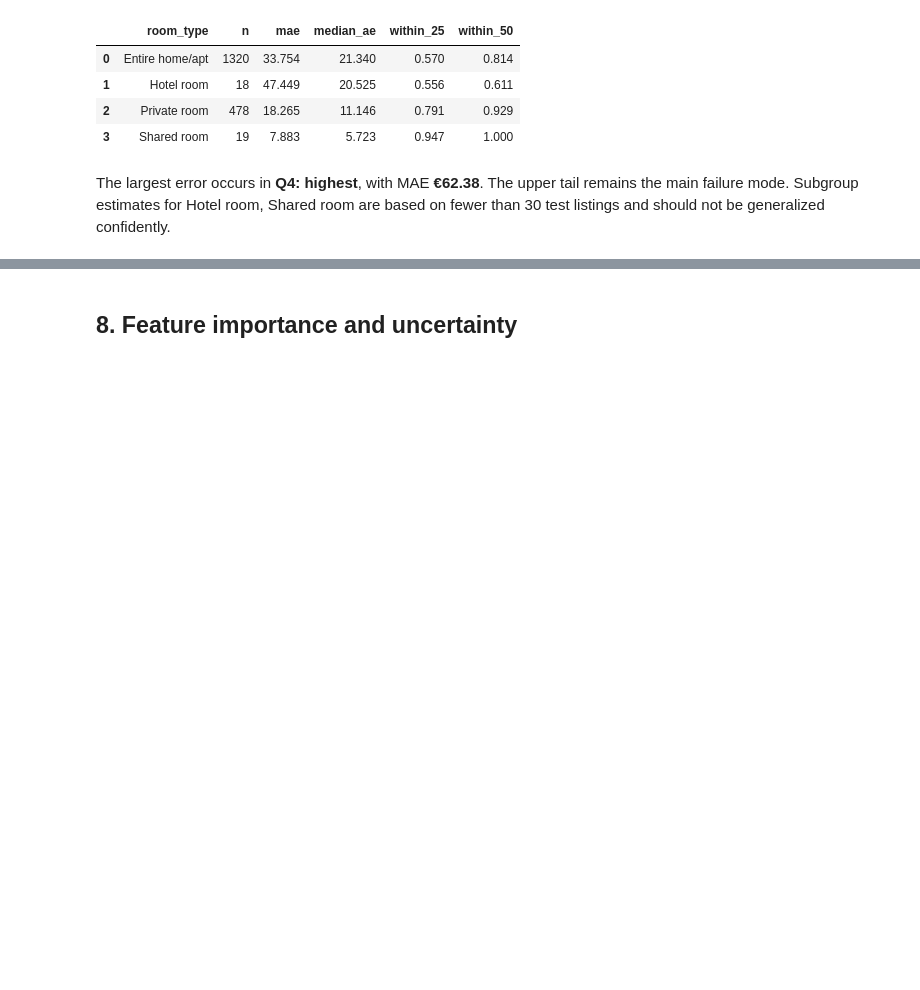
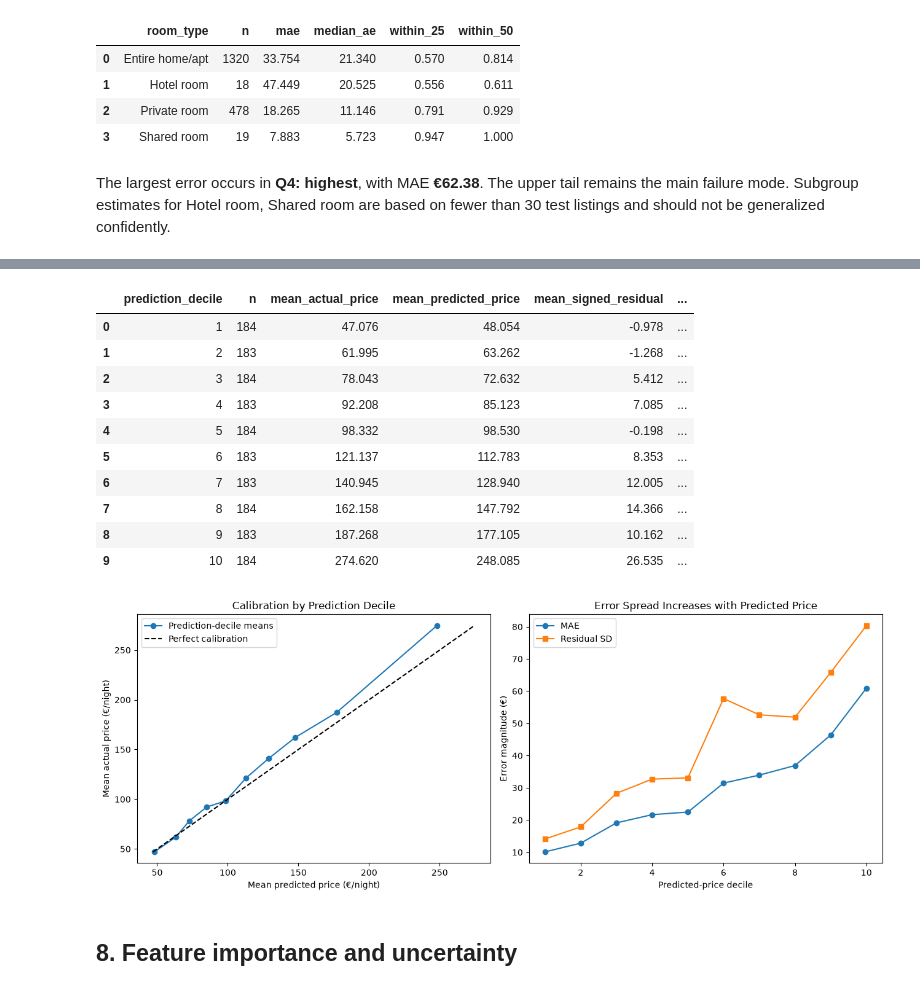
Before and after one commit to yazalj/airbnb-price-prediction-berlin, a Jupyter notebook: notebooks/04_final_results.ipynb, the cells around one changed output, grey strips where cells are left out. Saved outputs shown, nothing was run; the diff lists cells and outputs as text; code cells hidden in the pictures; blank space fills up the shorter version.

```diff
--- a/notebooks/04_final_results.ipynb
+++ b/notebooks/04_final_results.ipynb
@@ -284,3 +294,64 @@ The largest error occurs in **Q4: highest**, with MAE **€62.38**. The upper ta
+# %%
+residual_bins = result_table("residual_bin_summary")
+calibration = result_table("calibration_by_decile")
+display(residual_bins)
+
+fig, axes = plt.subplots(1, 2, figsize=(13, 5))
+
+axes[0].plot(
+    calibration["mean_predicted_price"],
+    calibration["mean_actual_price"],
+    marker="o",
+    label="Prediction-decile means",
+)
+calibration_limits = [
+    min(calibration["mean_predicted_price"].min(), calibration["mean_actual_price"].min()),
+    max(calibration["mean_predicted_price"].max(), calibration["mean_actual_price"].max()),
+]
+axes[0].plot(
+    calibration_limits,
+    calibration_limits,
+    linestyle="--",
+    color="black",
+    label="Perfect calibration",
+)
+axes[0].set_xlabel("Mean predicted price (€/night)")
+axes[0].set_ylabel("Mean actual price (€/night)")
+axes[0].set_title("Calibration by Prediction Decile")
+axes[0].legend()
+
+axes[1].plot(
+    residual_bins["prediction_decile"],
+    residual_bins["mae"],
+    marker="o",
+    label="MAE",
+)
+axes[1].plot(
+    residual_bins["prediction_decile"],
+    residual_bins["residual_sd"],
+    marker="s",
+    label="Residual SD",
+)
+axes[1].set_xlabel("Predicted-price decile")
+axes[1].set_ylabel("Error magnitude (€)")
+axes[1].set_title("Error Spread Increases with Predicted Price")
+axes[1].legend()
+
+fig.tight_layout()
+plt.show()
+# %% [output]
+|  | prediction_decile | n | mean_actual_price | mean_predicted_price | mean_signed_residual | ... |
+| 0 | 1 | 184 | 47.076 | 48.054 | -0.978 | ... |
+| 1 | 2 | 183 | 61.995 | 63.262 | -1.268 | ... |
+| 2 | 3 | 184 | 78.043 | 72.632 | 5.412 | ... |
+| 3 | 4 | 183 | 92.208 | 85.123 | 7.085 | ... |
+| 4 | 5 | 184 | 98.332 | 98.530 | -0.198 | ... |
+| 5 | 6 | 183 | 121.137 | 112.783 | 8.353 | ... |
+| 6 | 7 | 183 | 140.945 | 128.940 | 12.005 | ... |
+| 7 | 8 | 184 | 162.158 | 147.792 | 14.366 | ... |
+| 8 | 9 | 183 | 187.268 | 177.105 | 10.162 | ... |
+| 9 | 10 | 184 | 274.620 | 248.085 | 26.535 | ... |
+[figure, added]
 # %% [markdown]
 ## 8. Feature importance and uncertainty
 # %%
```
Also changed, not shown: parts of 4 cells of this notebook, 2 other files.
